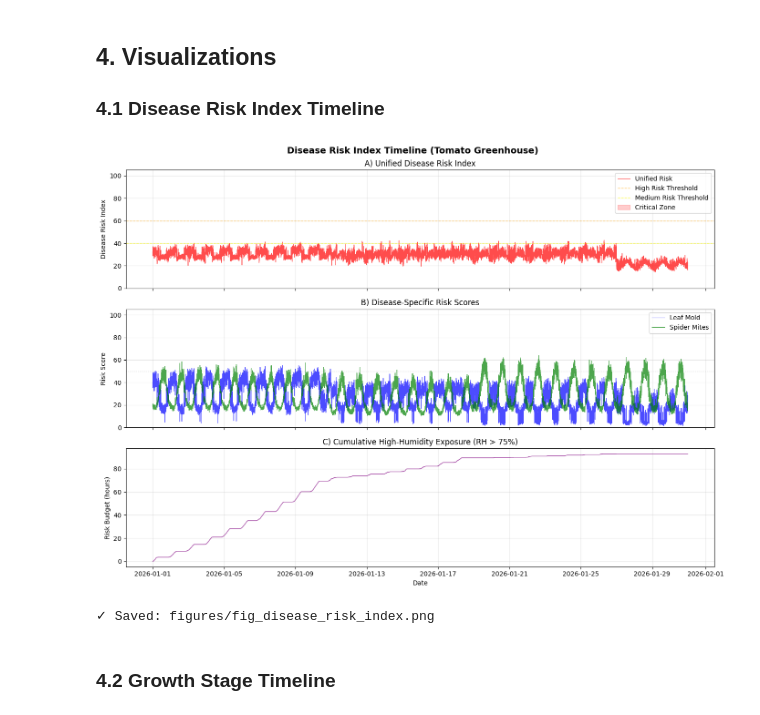
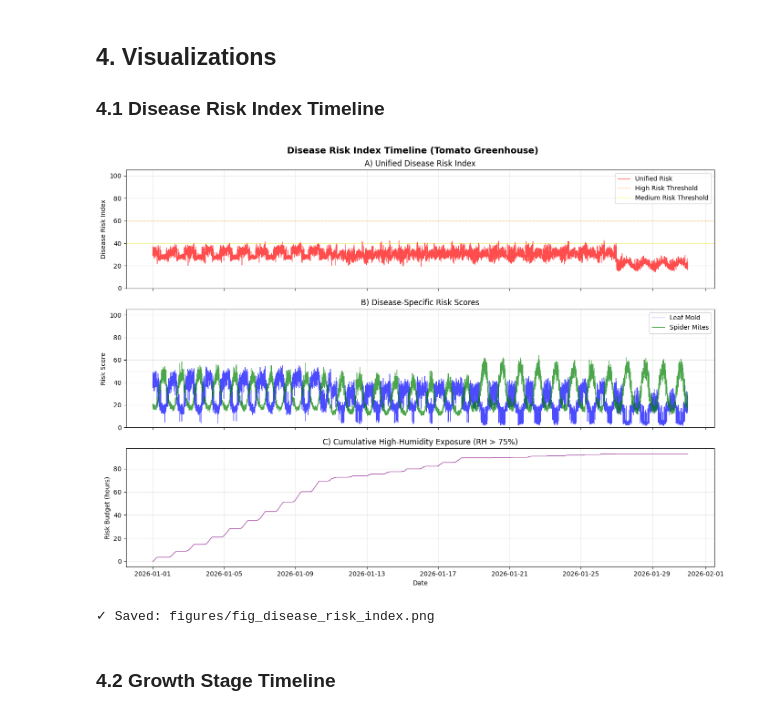
Before and after one commit to arjun-christopher/AgriTwin-GH, a Jupyter notebook: feature_demos/03_disease_risk_index_and_growth_stage.ipynb, the cells around one changed output. Saved outputs shown, nothing was run; the diff lists cells and outputs as text; code cells hidden in the pictures.

```diff
--- a/feature_demos/03_disease_risk_index_and_growth_stage.ipynb
+++ b/feature_demos/03_disease_risk_index_and_growth_stage.ipynb
@@ -902,38 +901,43 @@ fig.suptitle('Disease Risk Index Timeline (Tomato Greenhouse)', fontsize=14, fon
 axes[0].plot(df['timestamp'], df['disease_risk_index'], linewidth=0.8, color='red', alpha=0.7, label='Unified Risk')
 axes[0].axhline(y=60, color='orange', linestyle='--', linewidth=1, alpha=0.6, label='High Risk Threshold')
 axes[0].axhline(y=40, color='yellow', linestyle='--', linewidth=1, alpha=0.6, label='Medium Risk Threshold')
-axes[0].fill_between(df['timestamp'], 0, df['disease_risk_index'], where=(df['disease_risk_index'] > 60),
-                       color='red', alpha=0.2, label='Critical Zone')
+
+# Only add critical zone shading and label if data exceeds threshold
+if (df['disease_risk_index'] > 60).any():
+    axes[0].fill_between(df['timestamp'], 60, df['disease_risk_index'],
+                         where=(df['disease_risk_index'] > 60),
+                         color='red', alpha=0.2, label='Critical Zone')
+
 axes[0].set_ylabel('Disease Risk Index')
 axes[0].set_ylim(0, 105)
 axes[0].legend(loc='upper right')
 axes[0].set_title('A) Unified Disease Risk Index')
 axes[0].grid(True, alpha=0.3)
 
 # Per-disease breakdown
 axes[1].plot(df['timestamp'], df['leaf_mold_risk'], linewidth=0.8, color='blue', alpha=0.7, label='Leaf Mold')
 axes[1].plot(df['timestamp'], df['spider_mite_risk'], linewidth=0.8, color='green', alpha=0.7, label='Spider Mites')
 axes[1].axhline(y=50, color='gray', linestyle=':', linewidth=1, alpha=0.5)
 axes[1].set_ylabel('Risk Score')
 axes[1].set_ylim(0, 105)
 axes[1].legend(loc='upper right')
 axes[1].set_title('B) Disease-Specific Risk Scores')
 axes[1].grid(True, alpha=0.3)
 
 # Risk budget
 axes[2].plot(df['timestamp'], df['risk_budget_minutes'] / 60, linewidth=1, color='purple', alpha=0.7)
 axes[2].set_ylabel('Risk Budget (hours)')
 axes[2].set_xlabel('Date')
 axes[2].set_title('C) Cumulative High-Humidity Exposure (RH > 75%)')
 axes[2].grid(True, alpha=0.3)
 
 plt.tight_layout()
 plt.savefig(os.path.join(FIGURES_DIR, 'fig_disease_risk_index.png'), dpi=300, bbox_inches='tight')
 plt.show()
 
 print("✓ Saved: figures/fig_disease_risk_index.png")
 # %% [output]
-[figure, old version]
+[figure, new version]
 ✓ Saved: figures/fig_disease_risk_index.png
 # %% [markdown]
 ### 4.2 Growth Stage Timeline
```
Also changed, not shown: parts of 2 cells of this notebook, 5 other files.
